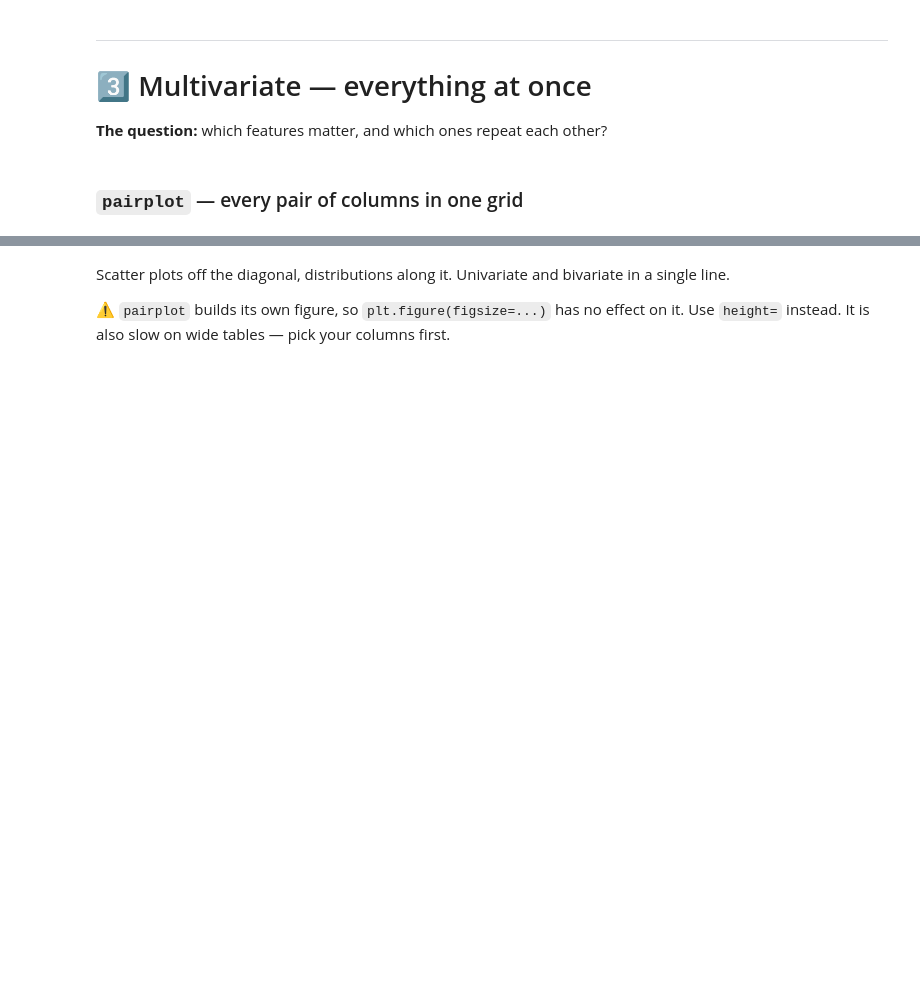
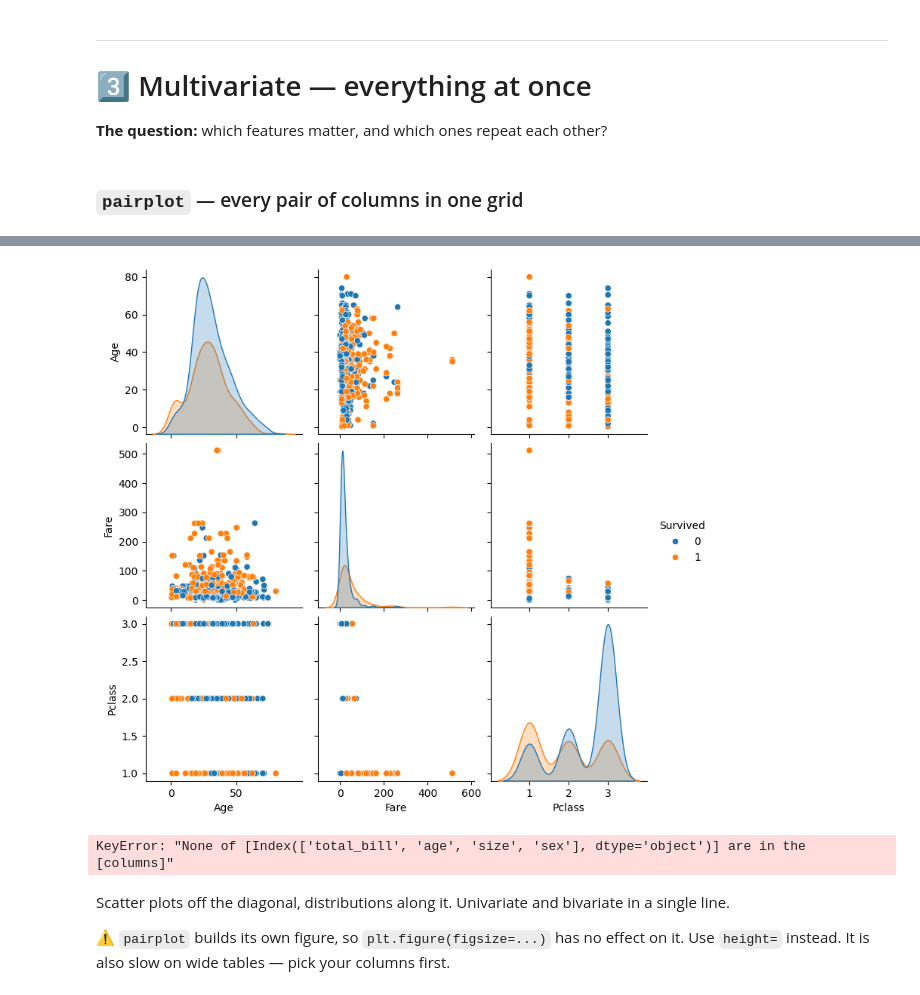
Before and after one commit to prishitasingh7/assigments, a Jupyter notebook: pandas/plotting_for_ml.ipynb, the cells around one changed output, grey strips where cells are left out. Cells and saved outputs as stored; diff of their text form; code cells hidden in the pictures; blank space fills up the shorter version.

```diff
--- a/pandas/plotting_for_ml.ipynb
+++ b/pandas/plotting_for_ml.ipynb
@@ -307,7 +337,29 @@ plt.show()
 # %%
 # pairplot of Age, Fare, Pclass and Survived, co loured by Survived
+data = df[["Age", "Fare", "Pclass", "Survived"]].dropna()
+
+sns.pairplot(
+    data,
+    hue="Survived"
+)
+
+plt.show()
+# %% [output]
+[figure, added]
 # %%
 # pairplot of total_bil,age and size diag_kind is hist colored by sex
+import seaborn as sns
+import matplotlib.pyplot as plt
+
+sns.pairplot(
+    df[["total_bill", "age", "size", "sex"]],
+    hue="sex",
+    diag_kind="hist"
+)
+
+plt.show()
+# %% [output]
+KeyError: "None of [Index(['total_bill', 'age', 'size', 'sex'], dtype='object')] are in the [columns]"
 # %% [markdown]
 Scatter plots off the diagonal, distributions along it. Univariate and bivariate in a
 single line.
```
Also changed, not shown: parts of 4 cells of this notebook, 3 other files.
